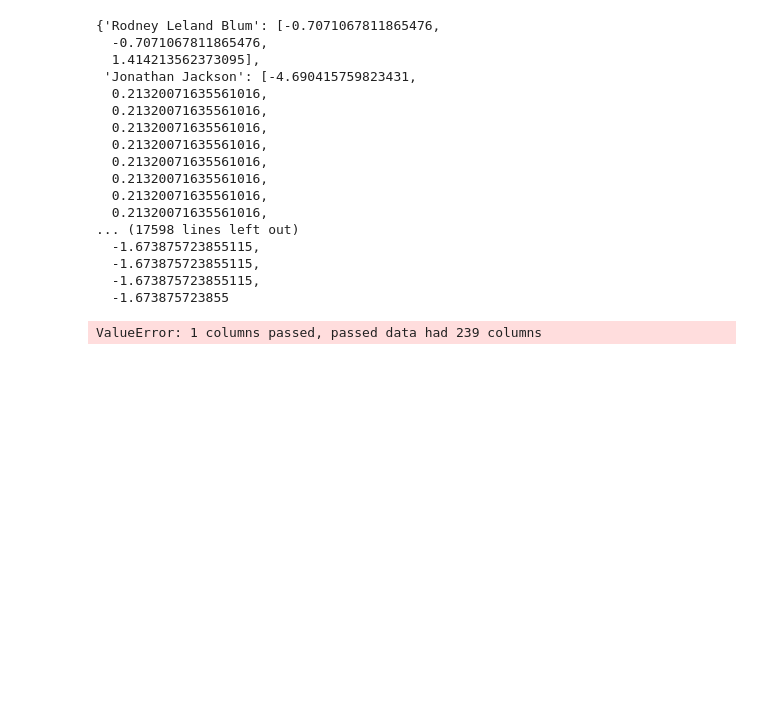
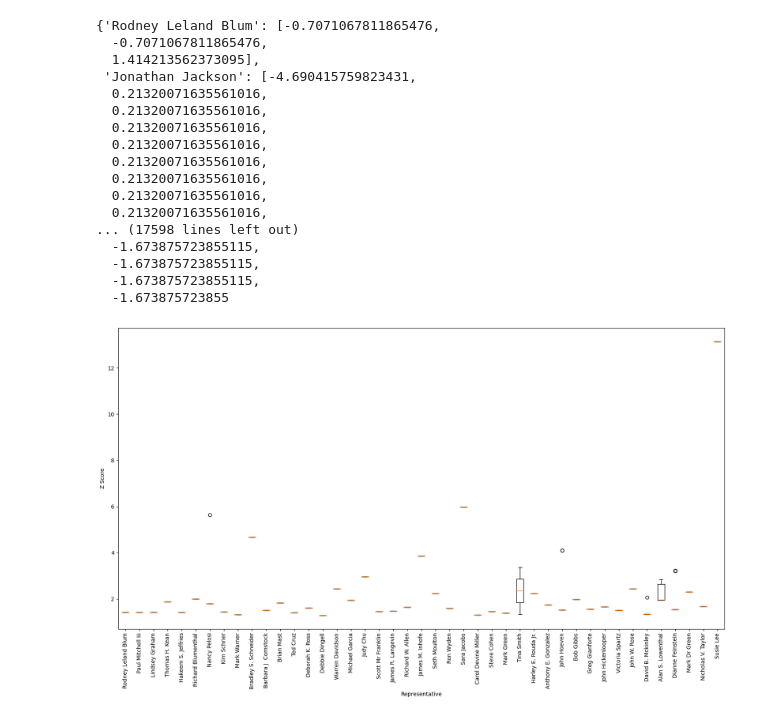
Before and after one commit to maajidhusain/capstone, a Jupyter notebook: Min_Max_Permute.ipynb, the cells around one changed output. Drawn from its saved outputs; the diff is of its cells as text; code cells hidden in the pictures; blank space fills up the shorter version.

```diff
--- a/Min_Max_Permute.ipynb
+++ b/Min_Max_Permute.ipynb
@@ -193,8 +200,16 @@ for key, value in representative_z_score.items():
 
 # if the value is not an empty array, keep, if not drop
 representative_z_score_top = {k: v for k, v in representative_z_score_top.items() if v != []}
-#create a df
-representative_z_score_top = pd.DataFrame.from_dict(representative_z_score_top, orient='index', columns=['Z Score'])
-representative_z_score_top
-# %% [output]
-ValueError: 1 columns passed, passed data had 239 columns
+# %%
+
+# plot these values
+plt.figure(figsize=(20,10))
+plt.boxplot(representative_z_score_top.values())
+plt.xticks(range(1, len(representative_z_score_top.keys()) + 1), representative_z_score_top.keys())
+plt.xlabel('Representative')
+#tilt labels 90 degrees
+plt.xticks(rotation=90)
+plt.ylabel('Z Score')
+plt.show()
+# %% [output]
+[figure, added]
```
Also changed, not shown: parts of 2 cells of this notebook.
